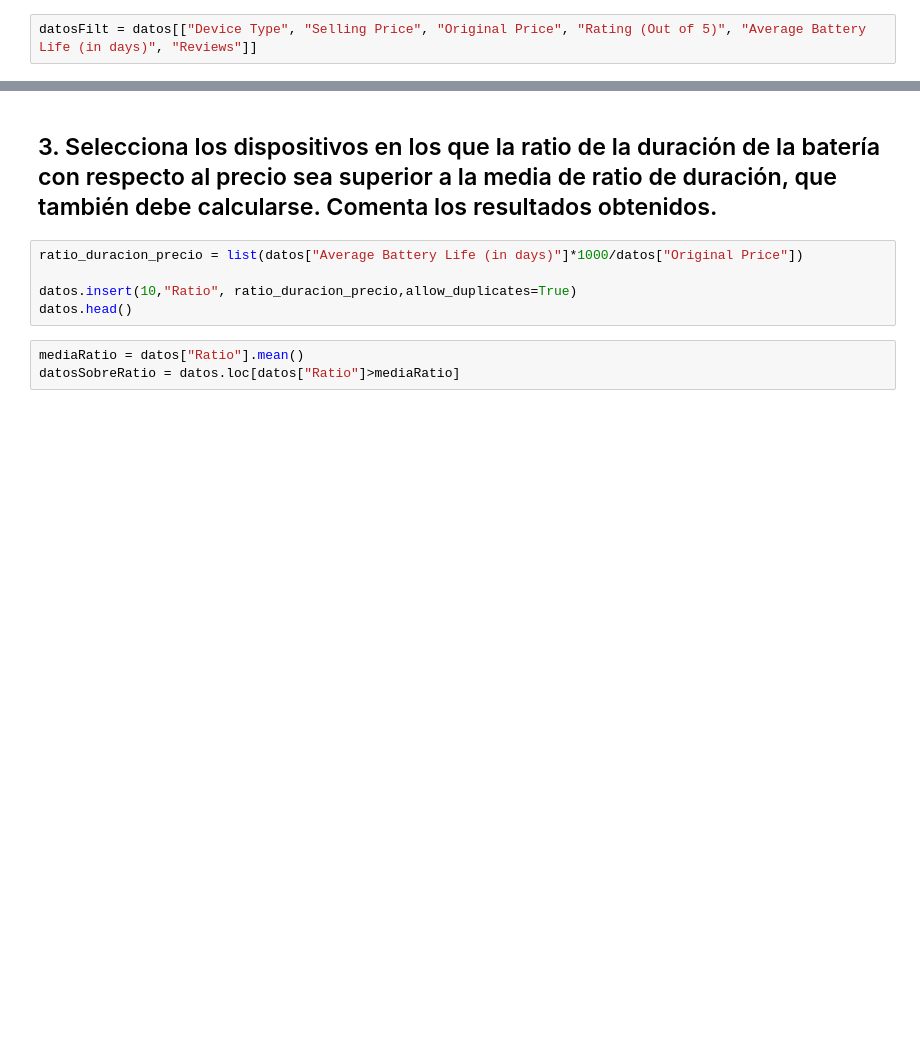
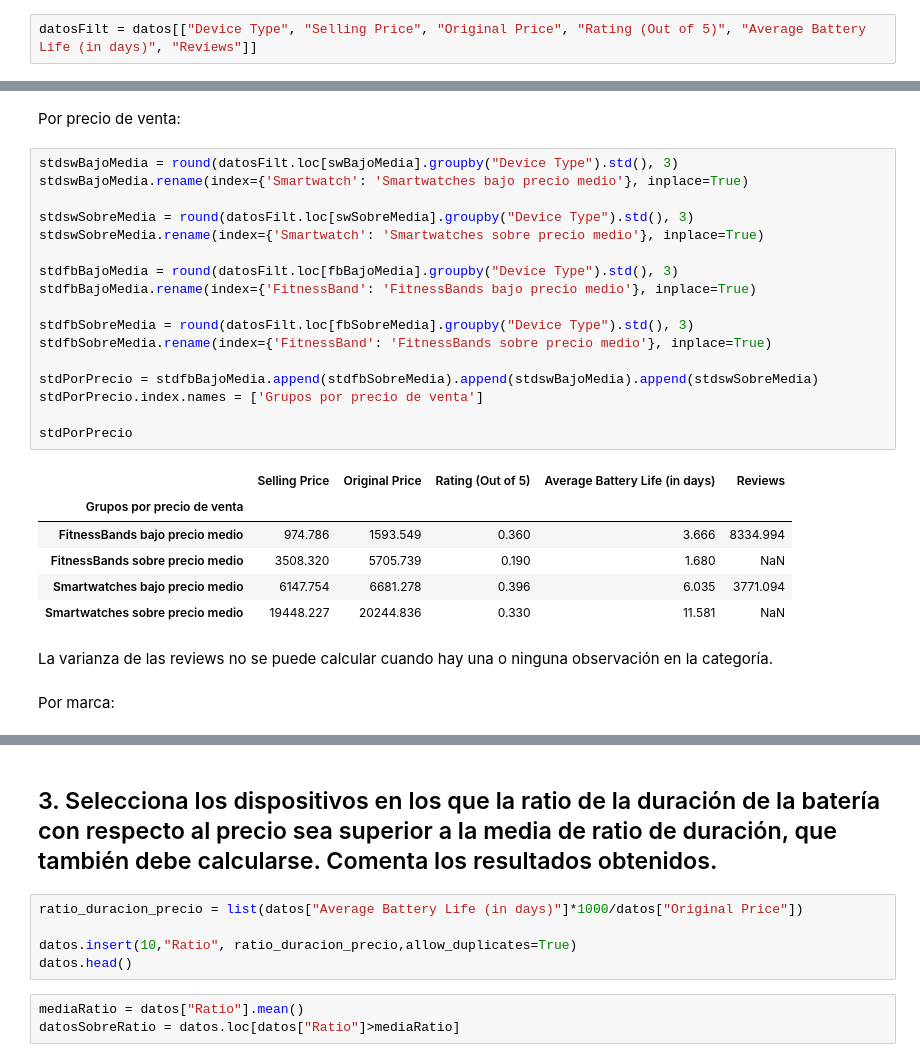
Before and after one commit to afercaceres/Fitness_Trackers, a Jupyter notebook: practica_python.ipynb, the cells around one changed output, grey strips where cells are left out. Cells and saved outputs as stored; diff of their text form; blank space fills up the shorter version.

```diff
--- a/practica_python.ipynb
+++ b/practica_python.ipynb
@@ -377,0 +383,30 @@ TODO: Conclusiones
+# %% [markdown]
+Por precio de venta:
+# %%
+stdswBajoMedia = round(datosFilt.loc[swBajoMedia].groupby("Device Type").std(), 3)
+stdswBajoMedia.rename(index={'Smartwatch': 'Smartwatches bajo precio medio'}, inplace=True)
+
+stdswSobreMedia = round(datosFilt.loc[swSobreMedia].groupby("Device Type").std(), 3)
+stdswSobreMedia.rename(index={'Smartwatch': 'Smartwatches sobre precio medio'}, inplace=True)
+
+stdfbBajoMedia = round(datosFilt.loc[fbBajoMedia].groupby("Device Type").std(), 3)
+stdfbBajoMedia.rename(index={'FitnessBand': 'FitnessBands bajo precio medio'}, inplace=True)
+
+stdfbSobreMedia = round(datosFilt.loc[fbSobreMedia].groupby("Device Type").std(), 3)
+stdfbSobreMedia.rename(index={'FitnessBand': 'FitnessBands sobre precio medio'}, inplace=True)
+
+stdPorPrecio = stdfbBajoMedia.append(stdfbSobreMedia).append(stdswBajoMedia).append(stdswSobreMedia)
+stdPorPrecio.index.names = ['Grupos por precio de venta']
+
+stdPorPrecio
+# %% [output]
+|  | Selling Price | Original Price | Rating (Out of 5) | Average Battery Life (in days) | Reviews |
+| Grupos por precio de venta |  |  |  |  |  |
+| FitnessBands bajo precio medio | 974.786 | 1593.549 | 0.360 | 3.666 | 8334.994 |
+| FitnessBands sobre precio medio | 3508.320 | 5705.739 | 0.190 | 1.680 | NaN |
+| Smartwatches bajo precio medio | 6147.754 | 6681.278 | 0.396 | 6.035 | 3771.094 |
+| Smartwatches sobre precio medio | 19448.227 | 20244.836 | 0.330 | 11.581 | NaN |
+# %% [markdown]
+La varianza de las reviews no se puede calcular cuando hay una o ninguna observación en la categoría.
+# %% [markdown]
+Por marca:
```
Also changed, not shown: parts of 71 cells of this notebook.
